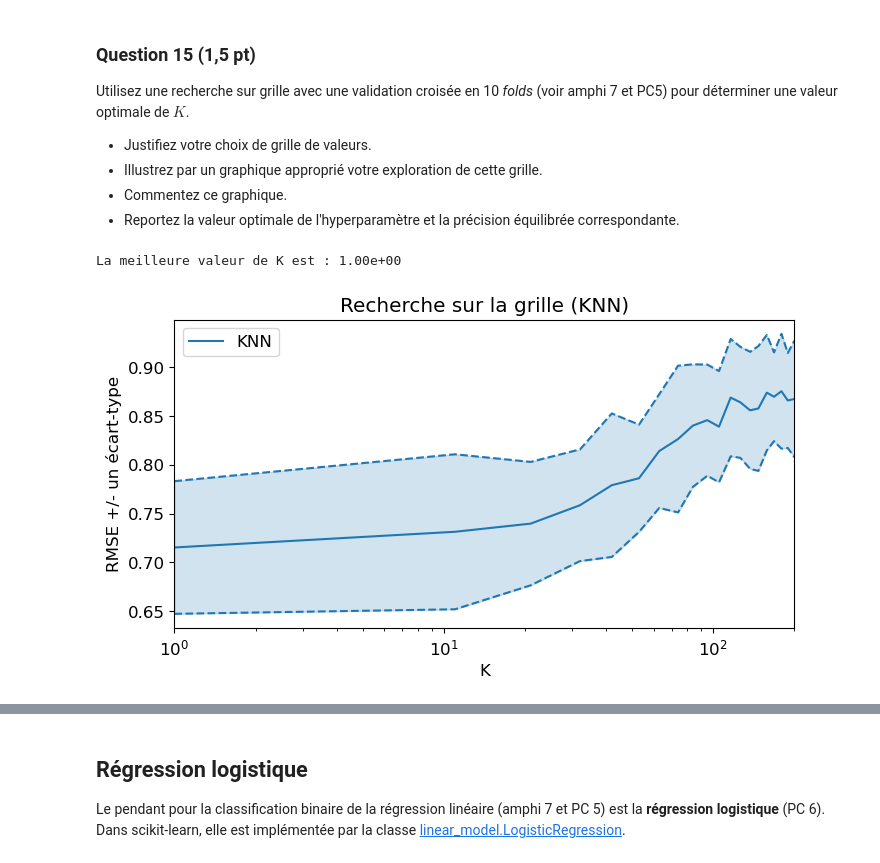
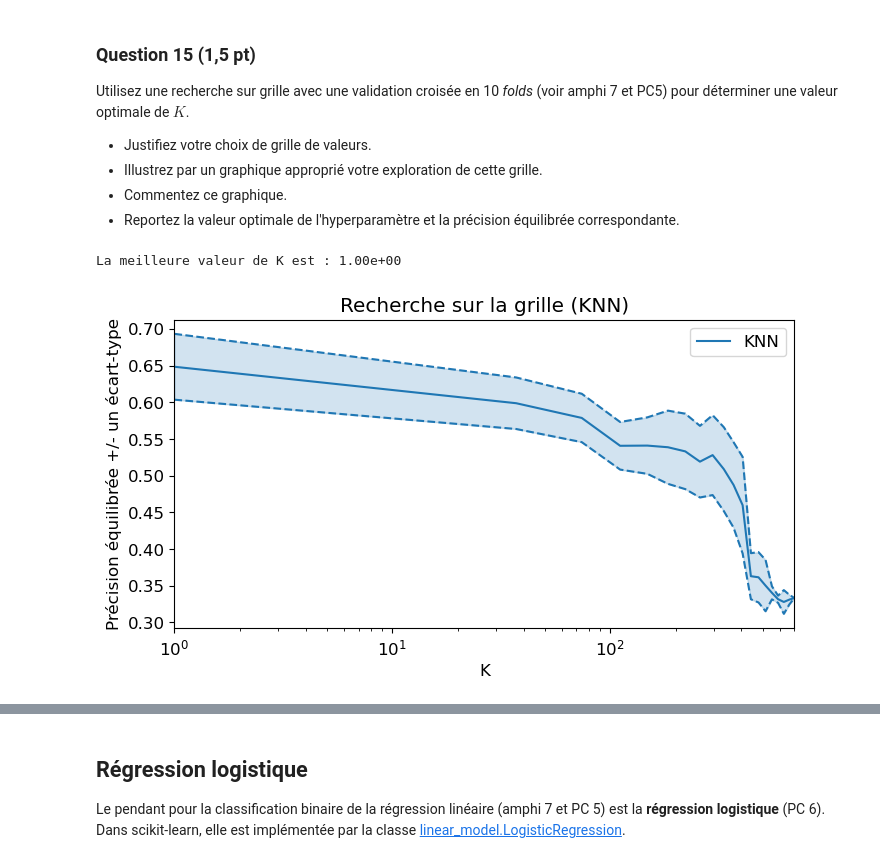
Before and after one commit to maximebailly/sdd_2025, a Jupyter notebook: projet/Projet.ipynb, the cells around one changed output, grey strips where cells are left out. Saved outputs shown, nothing was run; the diff lists cells and outputs as text; code cells hidden in the pictures.

```diff
--- a/projet/Projet.ipynb
+++ b/projet/Projet.ipynb
@@ -301,12 +301,13 @@ Utilisez une recherche sur grille avec une validation croisée en 10 _folds_ (vo
 * Reportez la valeur optimale de l'hyperparamètre et la précision équilibrée correspondante.
 # %%
 from sklearn import model_selection
+from sklearn.metrics import balanced_accuracy_score
 
 # KFold à 10 folds
 kf = model_selection.KFold(n_splits=10, shuffle=True, random_state=47)
 
 # Définir la grille de valeurs pour K
-K_s = np.linspace(1, 200, 20, dtype='int')
+K_s = np.linspace(1, 700, 20, dtype='int')
 
 # Définir le modèle à évaluer (K plus proches voisins)
 k_nneighb = sklearn.neighbors.KNeighborsClassifier()
@@ -314,43 +315,43 @@ k_nneighb = sklearn.neighbors.KNeighborsClassifier()
 # Instantier la recherche sur grille
 grid = model_selection.GridSearchCV(k_nneighb, {'n_neighbors': K_s},
                                     cv=kf, # on utilise les folds déjà définis
-                                    scoring='neg_root_mean_squared_error')
+                                    scoring='balanced_accuracy')
 
 # Utiliser la recherche sur grille
 grid.fit(X_train, y_train)
 grid.cv_results_.keys()
 
 plt.figure(figsize=(8, 4))
 
-rmses = -grid.cv_results_['mean_test_score']
+balanced_accuracy_score = grid.cv_results_['mean_test_score']
 std_error = grid.cv_results_['std_test_score']
 
 
 # afficher les RMSE avec une échelle logarithmique pour les abscisses :
-plt.semilogx(grid.cv_results_['param_n_neighbors'], rmses,
+plt.semilogx(grid.cv_results_['param_n_neighbors'], balanced_accuracy_score,
              label="KNN", color='tab:blue')
-plt.semilogx(grid.cv_results_['param_n_neighbors'], rmses + std_error,
+plt.semilogx(grid.cv_results_['param_n_neighbors'], balanced_accuracy_score + std_error,
              color='tab:blue', linestyle='dashed')
-plt.semilogx(grid.cv_results_['param_n_neighbors'], rmses - std_error,
+plt.semilogx(grid.cv_results_['param_n_neighbors'], balanced_accuracy_score - std_error,
              color='tab:blue', linestyle='dashed')
 
 # colorer l'espace entre les courbes représentant les écarts-types
-plt.fill_between(K_s, (rmses + std_error), (rmses - std_error),
+plt.fill_between(K_s, (balanced_accuracy_score + std_error), (balanced_accuracy_score - std_error),
                  color='tab:blue',
                  alpha=0.2, # contrôle la transparence
                 )
 
 
 # Mise en forme
 plt.xlabel("K")
-plt.ylabel("RMSE +/- un écart-type")
+plt.ylabel("Précision équilibrée +/- un écart-type")
 plt.xlim([K_s[0], K_s[-1]])
 plt.title("Recherche sur la grille (KNN)")
 plt.legend(loc='best')
 
 print(f"La meilleure valeur de K est : {grid.best_params_['n_neighbors']:.2e}")
 # %% [output]
 La meilleure valeur de K est : 1.00e+00
-[figure, old version]
+[figure, new version]
 # %% [markdown]
 Justification de la grille de valeurs :
```
Also changed, not shown: parts of 3 cells of this notebook.
